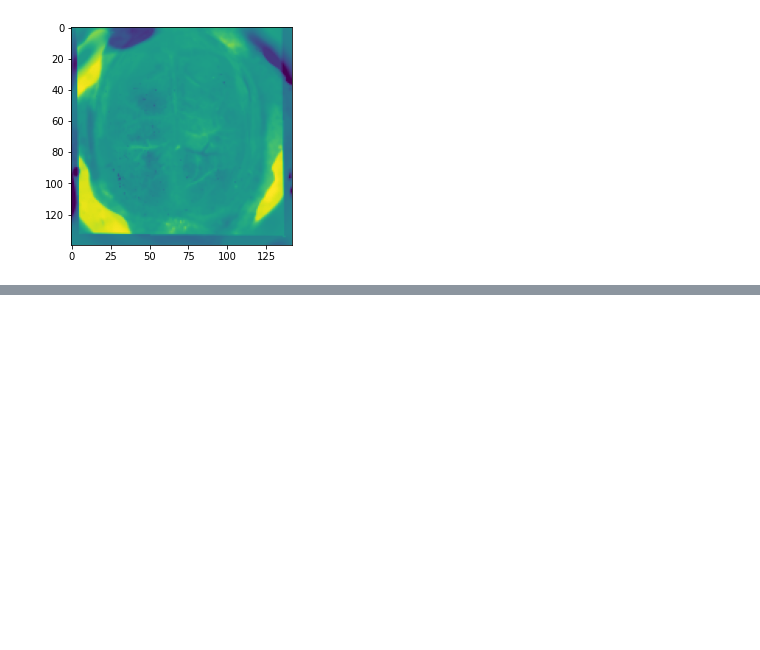
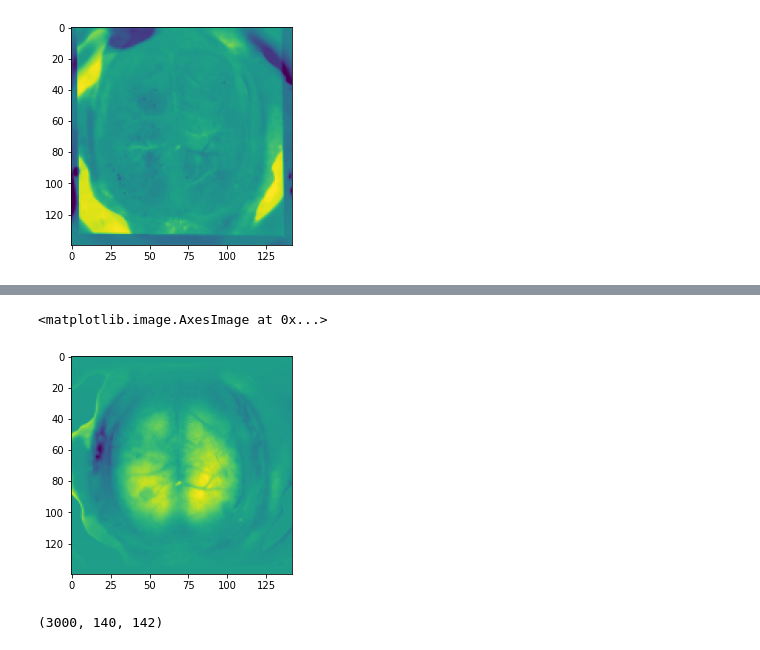
Before and after one commit to DuguidLab/mesoscopy, a Jupyter notebook: exploratory/registration.ipynb, the cells around one changed output, grey strips where cells are left out. Cells and saved outputs as stored; diff of their text form; code cells hidden in the pictures; blank space fills up the shorter version.

```diff
--- a/exploratory/registration.ipynb
+++ b/exploratory/registration.ipynb
@@ -208,0 +214,3 @@ plt.hist(ndi.affine_transform(sample_img, transform[1]) - sample_img)
+# %%
+warp = lambda frame, _ : trf.warp(frame, tform, order=3)
+warped = np.apply_over_axes(warp, frames, axes=0)
@@ -208,0 +221,5 @@ plt.hist(ndi.affine_transform(sample_img, transform[1]) - sample_img)
+# %%
+plt.imshow(warped[100])
+# %% [output]
+<matplotlib.image.AxesImage at 0x...>
+[figure, added]
@@ -208,0 +232,4 @@ plt.hist(ndi.affine_transform(sample_img, transform[1]) - sample_img)
+# %%
+warped.shape
+# %% [output]
+(3000, 140, 142)
```
Also changed, not shown: parts of 15 cells of this notebook.
